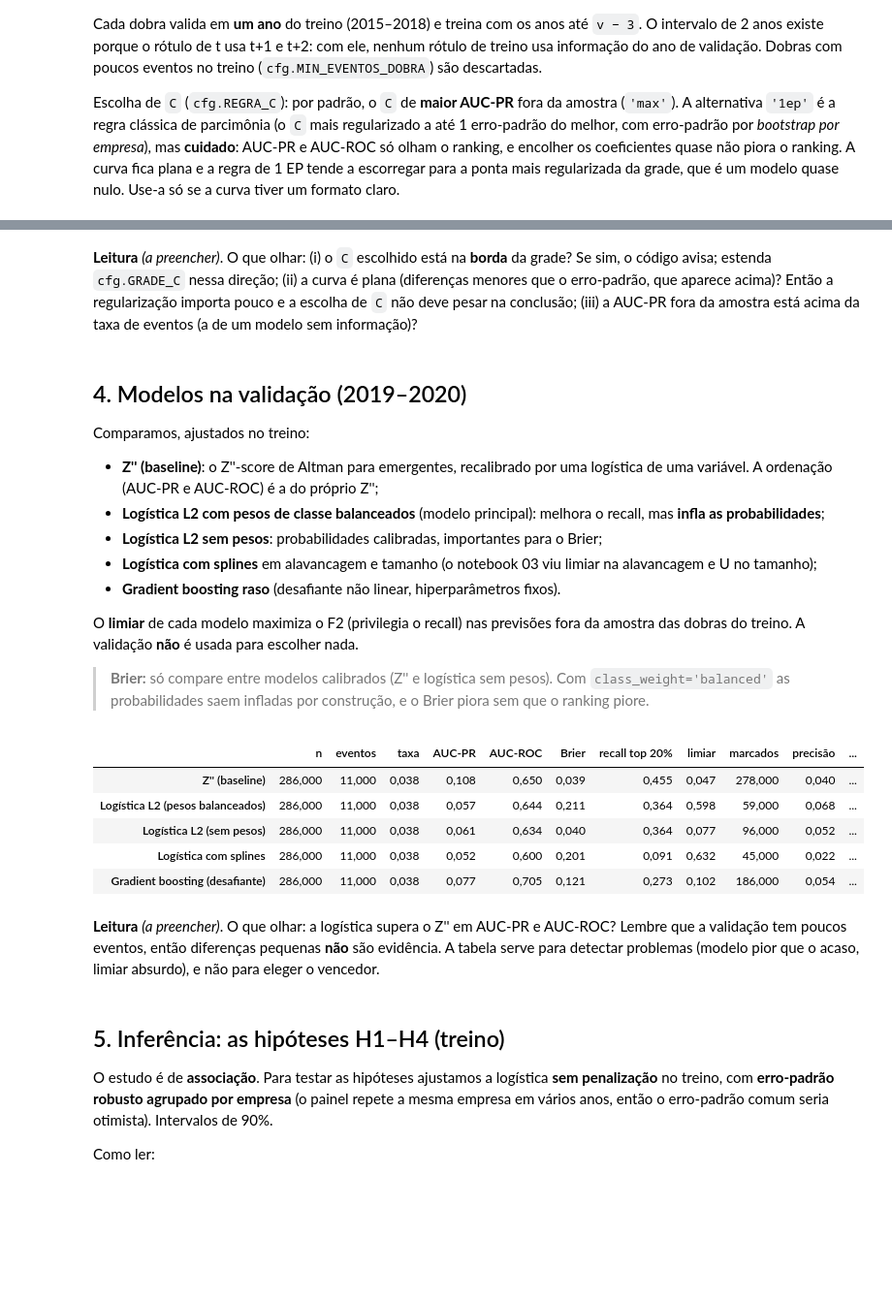
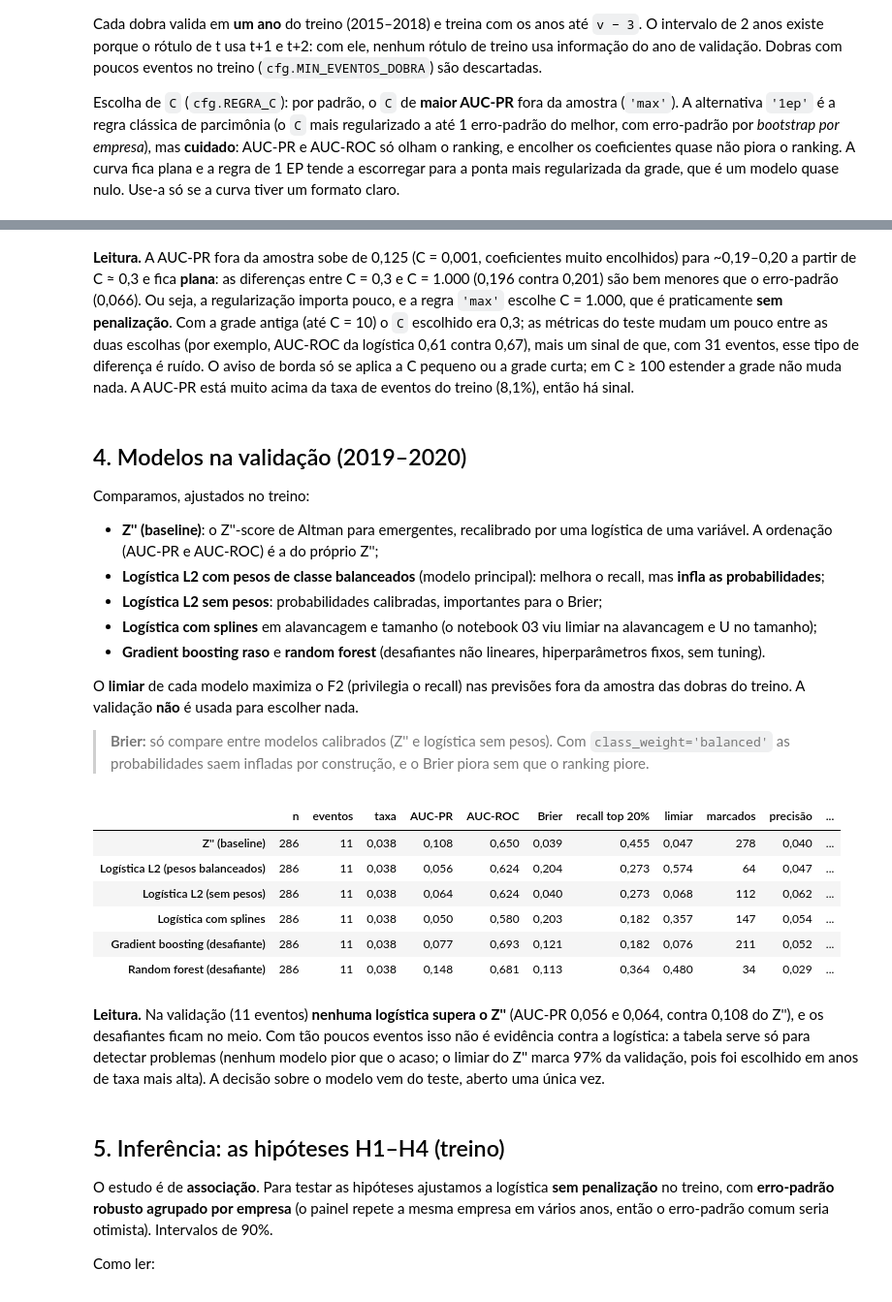
Before and after one commit to davibarbosaes-027/Projeto-2_CB, a Jupyter notebook: notebooks/05_modelagem.ipynb, the cells around one changed output, grey strips where cells are left out. Shown at 97% size. Cells and saved outputs as stored; diff of their text form; code cells hidden in the pictures; blank space fills up the shorter version.

```diff
--- a/notebooks/05_modelagem.ipynb
+++ b/notebooks/05_modelagem.ipynb
@@ -158,5 +158,5 @@ plt.show()
 # %% [markdown]
-**Leitura** *(a preencher)*. O que olhar: (i) o `C` escolhido está na **borda** da grade? Se sim, o código avisa; estenda `cfg.GRADE_C` nessa direção; (ii) a curva é plana (diferenças menores que o erro-padrão, que aparece acima)? Então a regularização importa pouco e a escolha de `C` não deve pesar na conclusão; (iii) a AUC-PR fora da amostra está acima da taxa de eventos (a de um modelo sem informação)?
+**Leitura.** A AUC-PR fora da amostra sobe de 0,125 (C = 0,001, coeficientes muito encolhidos) para ~0,19–0,20 a partir de C ≈ 0,3 e fica **plana**: as diferenças entre C = 0,3 e C = 1.000 (0,196 contra 0,201) são bem menores que o erro-padrão (0,066). Ou seja, a regularização importa pouco, e a regra `'max'` escolhe C = 1.000, que é praticamente **sem penalização**. Com a grade antiga (até C = 10) o `C` escolhido era 0,3; as métricas do teste mudam um pouco entre as duas escolhas (por exemplo, AUC-ROC da logística 0,61 contra 0,67), mais um sinal de que, com 31 eventos, esse tipo de diferença é ruído. O aviso de borda só se aplica a C pequeno ou a grade curta; em C ≥ 100 estender a grade não muda nada. A AUC-PR está muito acima da taxa de eventos do treino (8,1%), então há sinal.
 # %% [markdown]
 ## 4. Modelos na validação (2019–2020)
 
@@ -165,7 +165,7 @@ Comparamos, ajustados no treino:
 - **Logística L2 com pesos de classe balanceados** (modelo principal): melhora o recall, mas **infla as probabilidades**;
 - **Logística L2 sem pesos**: probabilidades calibradas, importantes para o Brier;
 - **Logística com splines** em alavancagem e tamanho (o notebook 03 viu limiar na alavancagem e U no tamanho);
-- **Gradient boosting raso** (desafiante não linear, hiperparâmetros fixos).
+- **Gradient boosting raso** e **random forest** (desafiantes não lineares, hiperparâmetros fixos, sem tuning).
 
 O **limiar** de cada modelo maximiza o F2 (privilegia o recall) nas previsões fora da amostra das dobras do treino. A validação **não** é usada para escolher nada.
 
@@ -173,28 +173,31 @@ O **limiar** de cada modelo maximiza o F2 (privilegia o recall) nas previsões f
 # %%
 res_sp = mod.ajuste_completo(amostra, class_weight=None)
 res_spl = mod.ajuste_completo(amostra, splines=True)
 z = mod.ajuste_fixo(mod.pipeline_z, treino, dobras)
 gb = mod.ajuste_fixo(mod.pipeline_gb, treino, dobras)
+rf = mod.ajuste_fixo(mod.pipeline_rf, treino, dobras)
 
 modelos = {"Z'' (baseline)": z,
            'Logística L2 (pesos balanceados)': res,
            'Logística L2 (sem pesos)': res_sp,
            'Logística com splines': res_spl,
-           'Gradient boosting (desafiante)': gb}
+           'Gradient boosting (desafiante)': gb,
+           'Random forest (desafiante)': rf}
 PRINCIPAL = 'Logística L2 (pesos balanceados)'
 limiares = {k: v['limiar'] for k, v in modelos.items()}
 
 prev_val = {k: mod.prever(v['modelo'], validacao) for k, v in modelos.items()}
 av.tabela_metricas(validacao['Y'], prev_val, limiares)
 # %% [output]
 |  | n | eventos | taxa | AUC-PR | AUC-ROC | Brier | recall top 20% | limiar | marcados | precisão | ... |
-| Z'' (baseline) | 286,000 | 11,000 | 0,038 | 0,108 | 0,650 | 0,039 | 0,455 | 0,047 | 278,000 | 0,040 | ... |
-| Logística L2 (pesos balanceados) | 286,000 | 11,000 | 0,038 | 0,057 | 0,644 | 0,211 | 0,364 | 0,598 | 59,000 | 0,068 | ... |
-| Logística L2 (sem pesos) | 286,000 | 11,000 | 0,038 | 0,061 | 0,634 | 0,040 | 0,364 | 0,077 | 96,000 | 0,052 | ... |
-| Logística com splines | 286,000 | 11,000 | 0,038 | 0,052 | 0,600 | 0,201 | 0,091 | 0,632 | 45,000 | 0,022 | ... |
-| Gradient boosting (desafiante) | 286,000 | 11,000 | 0,038 | 0,077 | 0,705 | 0,121 | 0,273 | 0,102 | 186,000 | 0,054 | ... |
+| Z'' (baseline) | 286 | 11 | 0,038 | 0,108 | 0,650 | 0,039 | 0,455 | 0,047 | 278 | 0,040 | ... |
+| Logística L2 (pesos balanceados) | 286 | 11 | 0,038 | 0,056 | 0,624 | 0,204 | 0,273 | 0,574 | 64 | 0,047 | ... |
+| Logística L2 (sem pesos) | 286 | 11 | 0,038 | 0,064 | 0,624 | 0,040 | 0,273 | 0,068 | 112 | 0,062 | ... |
+| Logística com splines | 286 | 11 | 0,038 | 0,050 | 0,580 | 0,203 | 0,182 | 0,357 | 147 | 0,054 | ... |
+| Gradient boosting (desafiante) | 286 | 11 | 0,038 | 0,077 | 0,693 | 0,121 | 0,182 | 0,076 | 211 | 0,052 | ... |
+| Random forest (desafiante) | 286 | 11 | 0,038 | 0,148 | 0,681 | 0,113 | 0,364 | 0,480 | 34 | 0,029 | ... |
 # %% [markdown]
-**Leitura** *(a preencher)*. O que olhar: a logística supera o Z'' em AUC-PR e AUC-ROC? Lembre que a validação tem poucos eventos, então diferenças pequenas **não** são evidência. A tabela serve para detectar problemas (modelo pior que o acaso, limiar absurdo), e não para eleger o vencedor.
+**Leitura.** Na validação (11 eventos) **nenhuma logística supera o Z''** (AUC-PR 0,056 e 0,064, contra 0,108 do Z''), e os desafiantes ficam no meio. Com tão poucos eventos isso não é evidência contra a logística: a tabela serve só para detectar problemas (nenhum modelo pior que o acaso; o limiar do Z'' marca 97% da validação, pois foi escolhido em anos de taxa mais alta). A decisão sobre o modelo vem do teste, aberto uma única vez.
 # %% [markdown]
 ## 5. Inferência: as hipóteses H1–H4 (treino)
 
```
Also changed, not shown: parts of 32 cells of this notebook, 28 other files.
